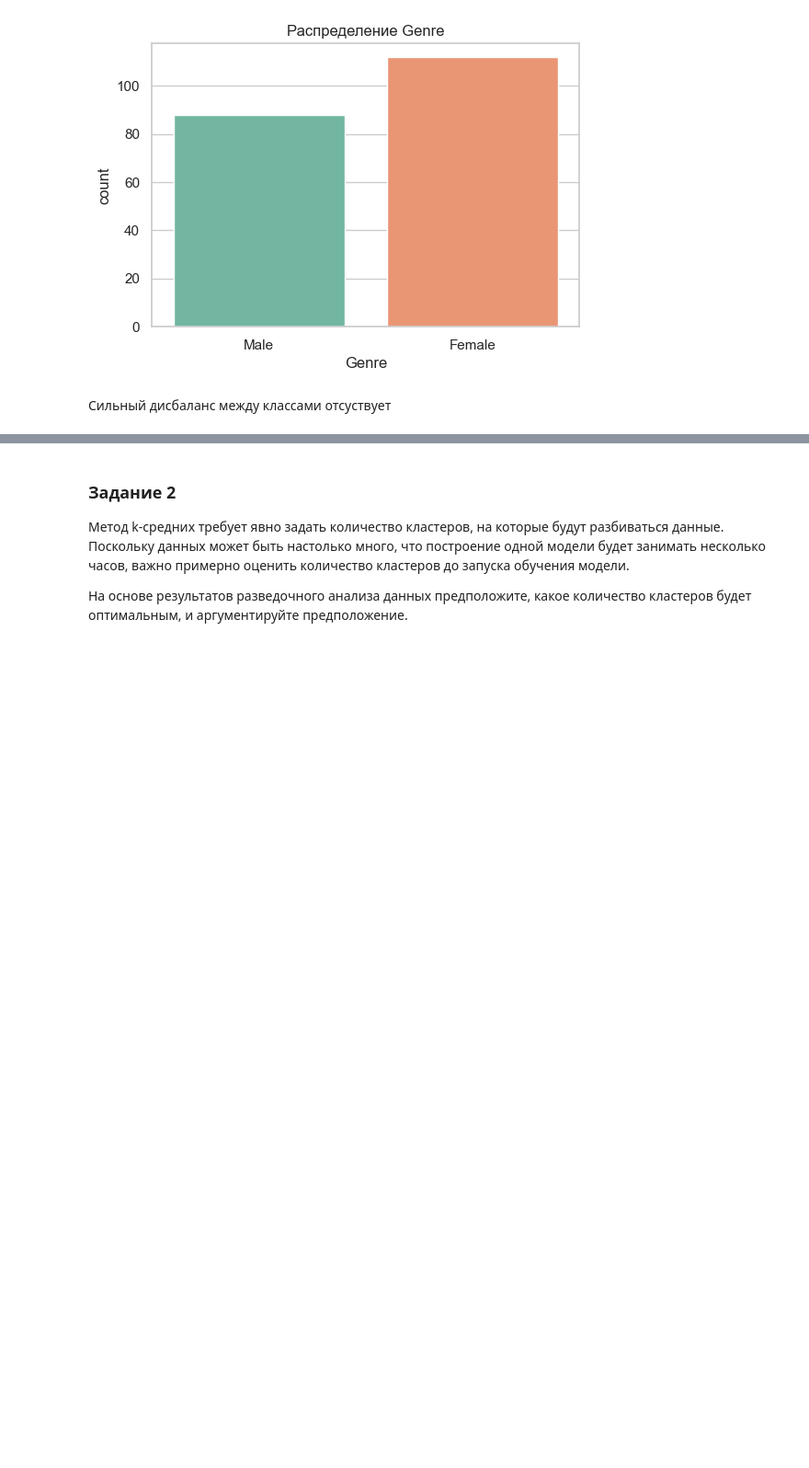
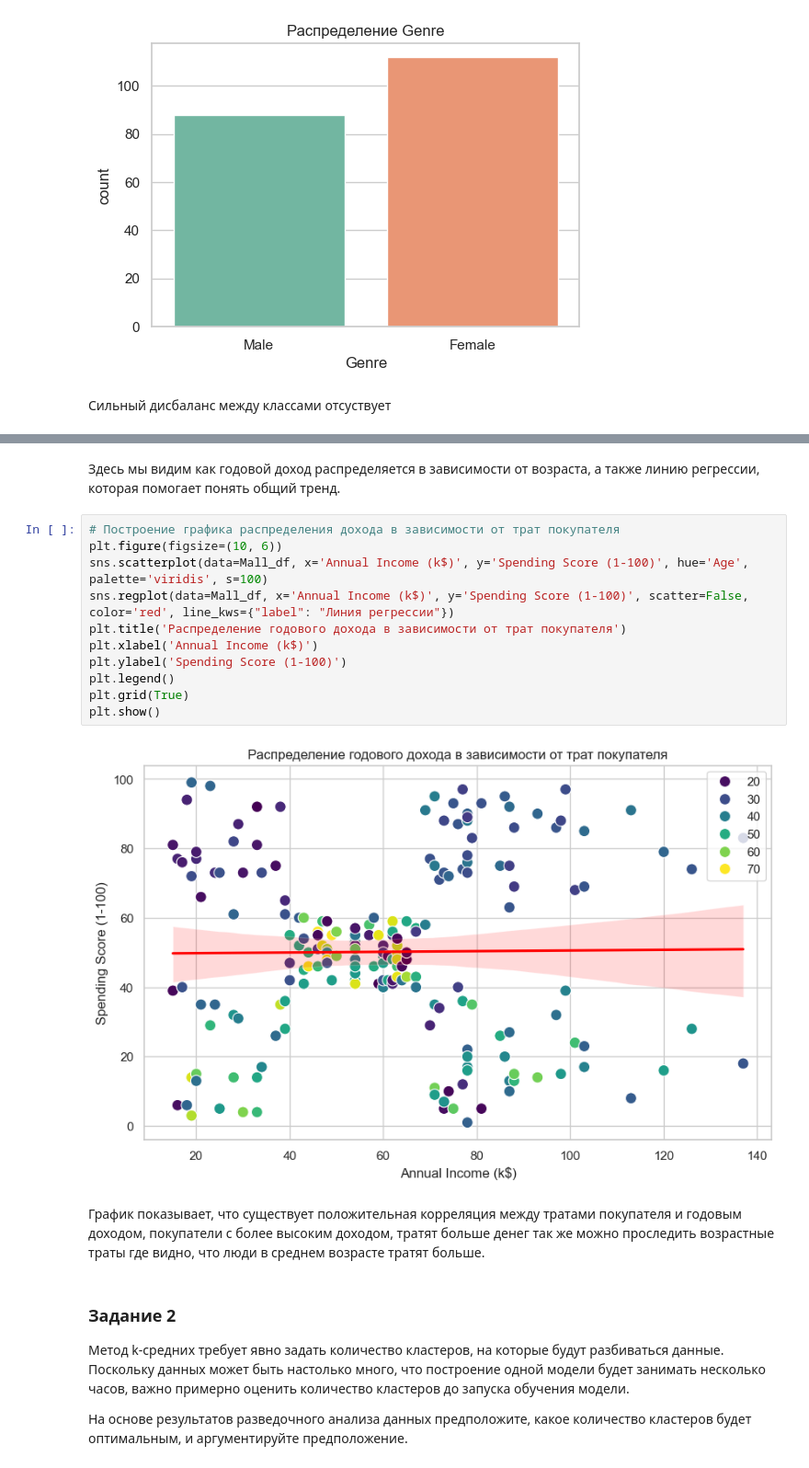
Before and after one commit to Ritorta/machine-learning, a Jupyter notebook: Work#7/Task#1.ipynb, the cells around one changed output, grey strips where cells are left out. Shown at 92% size. Saved outputs shown, nothing was run; the diff lists cells and outputs as text; blank space fills up the shorter version.

```diff
--- a/Work#7/Task#1.ipynb
+++ b/Work#7/Task#1.ipynb
@@ -297,3 +291,20 @@ plt.show()
+# %% [markdown]
+Здесь мы видим как годовой доход распределяется в зависимости от возраста, а также линию регрессии, которая помогает понять общий тренд.
+# %%
+# Построение графика распределения дохода в зависимости от трат покупателя
+plt.figure(figsize=(10, 6))
+sns.scatterplot(data=Mall_df, x='Annual Income (k$)', y='Spending Score (1-100)', hue='Age', palette='viridis', s=100)
+sns.regplot(data=Mall_df, x='Annual Income (k$)', y='Spending Score (1-100)', scatter=False, color='red', line_kws={"label": "Линия регрессии"})
+plt.title('Распределение годового дохода в зависимости от трат покупателя')
+plt.xlabel('Annual Income (k$)')
+plt.ylabel('Spending Score (1-100)')
+plt.legend()
+plt.grid(True)
+plt.show()
+# %% [output]
+[figure, added]
+# %% [markdown]
+График показывает, что существует положительная корреляция между тратами покупателя и годовым доходом, покупатели с более высоким доходом, тратят больше денег так же можно проследить возрастные траты где видно, что люди в среднем возрасте тратят больше.
 # %% [markdown]
 ### Задание 2
 
```
Also changed, not shown: parts of 30 cells of this notebook.
